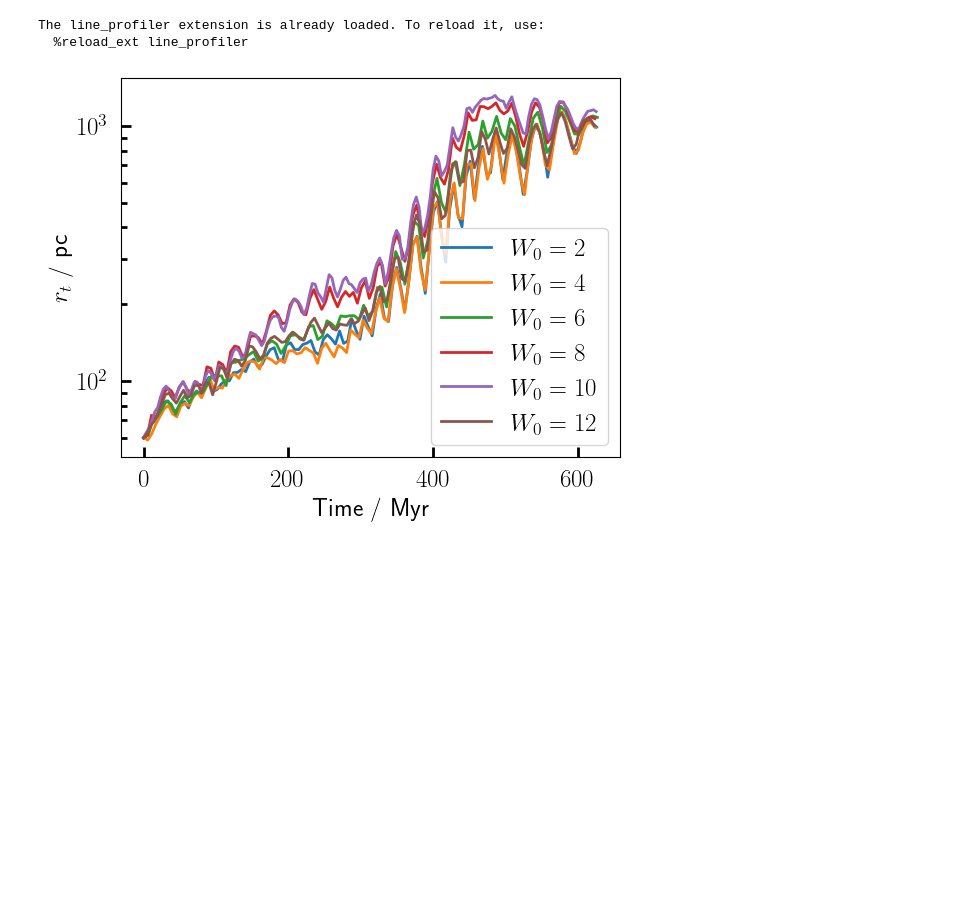
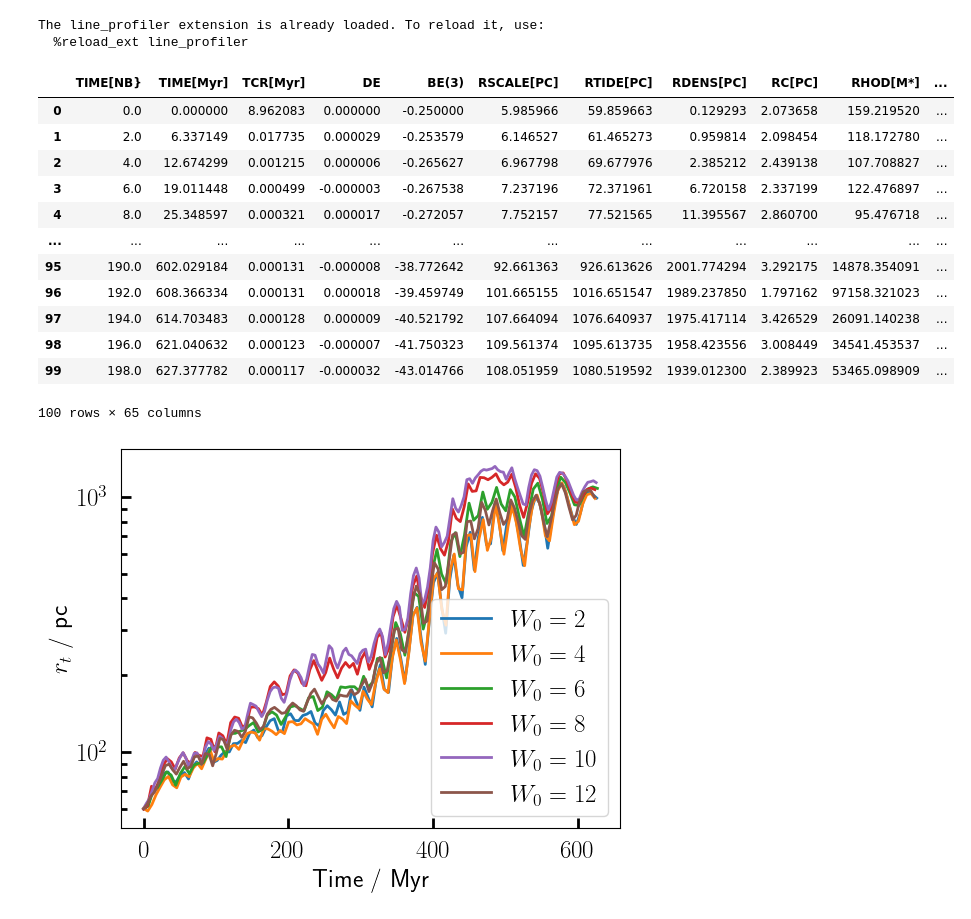
Before and after one commit to RSPicken2/stellar-streams, a Jupyter notebook: EscapersAnalysis.ipynb, the cells around one changed output. Drawn from its saved outputs; the diff is of its cells as text; code cells hidden in the pictures; blank space fills up the shorter version.

```diff
--- a/EscapersAnalysis.ipynb
+++ b/EscapersAnalysis.ipynb
@@ -28,6 +29,22 @@ glob_dfs_by_experiment = {}
 # %%
 experiment_path = source + '/Concentration'
 glob_dfs_by_experiment['Concentration'] = get_glob_dfs(experiment_path)
+# %%
+glob_dfs_by_experiment['Concentration'][6]
+# %% [output]
+|  | TIME[NB} | TIME[Myr] | TCR[Myr] | DE | BE(3) | RSCALE[PC] | RTIDE[PC] | RDENS[PC] | RC[PC] | RHOD[M*] | ... |
+| 0 | 0.0 | 0.000000 | 8.962083 | 0.000000 | -0.250000 | 5.985966 | 59.859663 | 0.129293 | 2.073658 | 159.219520 | ... |
+| 1 | 2.0 | 6.337149 | 0.017735 | 0.000029 | -0.253579 | 6.146527 | 61.465273 | 0.959814 | 2.098454 | 118.172780 | ... |
+| 2 | 4.0 | 12.674299 | 0.001215 | 0.000006 | -0.265627 | 6.967798 | 69.677976 | 2.385212 | 2.439138 | 107.708827 | ... |
+| 3 | 6.0 | 19.011448 | 0.000499 | -0.000003 | -0.267538 | 7.237196 | 72.371961 | 6.720158 | 2.337199 | 122.476897 | ... |
+| 4 | 8.0 | 25.348597 | 0.000321 | 0.000017 | -0.272057 | 7.752157 | 77.521565 | 11.395567 | 2.860700 | 95.476718 | ... |
+| ... | ... | ... | ... | ... | ... | ... | ... | ... | ... | ... | ... |
+| 95 | 190.0 | 602.029184 | 0.000131 | -0.000008 | -38.772642 | 92.661363 | 926.613626 | 2001.774294 | 3.292175 | 14878.354091 | ... |
+| 96 | 192.0 | 608.366334 | 0.000131 | 0.000018 | -39.459749 | 101.665155 | 1016.651547 | 1989.237850 | 1.797162 | 97158.321023 | ... |
+| 97 | 194.0 | 614.703483 | 0.000128 | 0.000009 | -40.521792 | 107.664094 | 1076.640937 | 1975.417114 | 3.426529 | 26091.140238 | ... |
+| 98 | 196.0 | 621.040632 | 0.000123 | -0.000007 | -41.750323 | 109.561374 | 1095.613735 | 1958.423556 | 3.008449 | 34541.453537 | ... |
+| 99 | 198.0 | 627.377782 | 0.000117 | -0.000032 | -43.014766 | 108.051959 | 1080.519592 | 1939.012300 | 2.389923 | 53465.098909 | ... |
+100 rows × 65 columns
 # %%
 fig, ax = plt.subplots()
 
```
Also changed, not shown: parts of 9 cells of this notebook.
